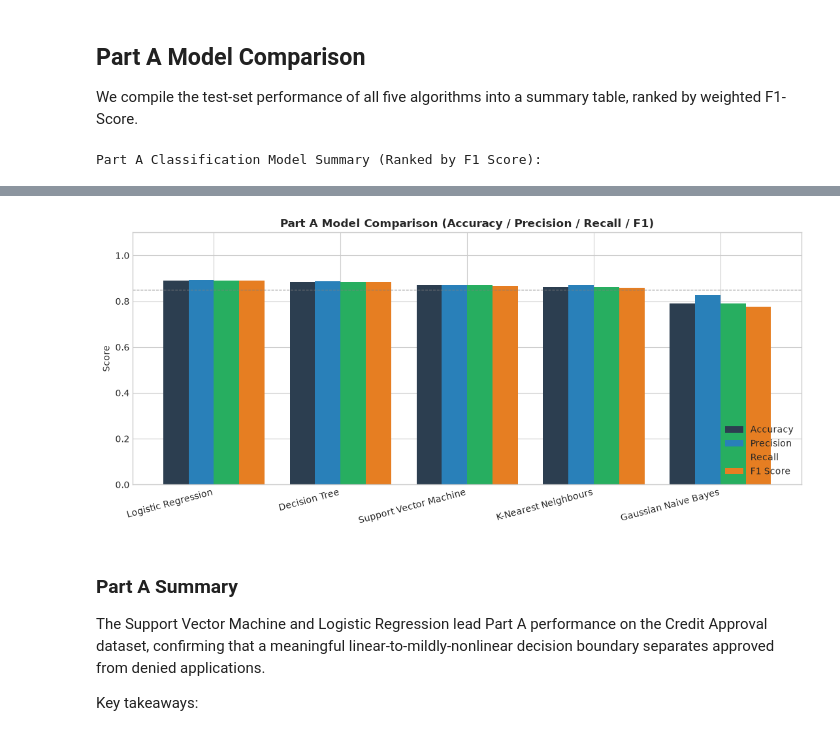
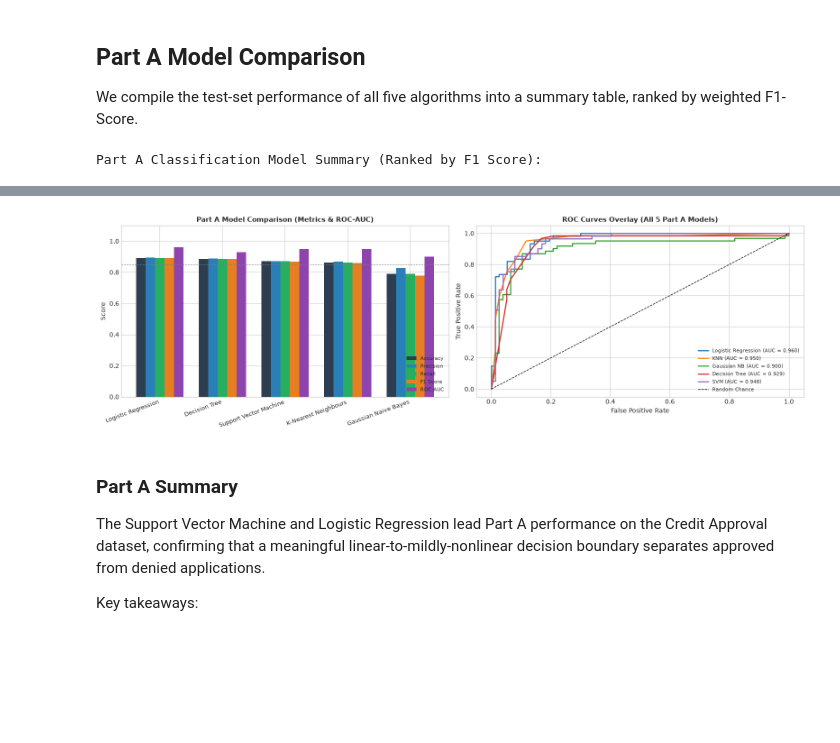
Before and after one commit to Nithin0306/ml_capstone, a Jupyter notebook: notebooks/classification.ipynb, the cells around one changed output, grey strips where cells are left out. Drawn from its saved outputs; the diff is of its cells as text; code cells hidden in the pictures; blank space fills up the shorter version.

Commit message:
feat: add ROC-AUC and cross-validation metrics to classification model evaluation

```diff
--- a/notebooks/classification.ipynb
+++ b/notebooks/classification.ipynb
@@ -677,17 +703,22 @@ svm_best = svm_grid.best_estimator_
 print(f"Best params: {svm_grid.best_params_}")
 
 svm_pred = svm_best.predict(X_test_df)
+svm_prob = svm_best.predict_proba(X_test_df)[:, 1]
 
 svm_acc  = accuracy_score(y_test, svm_pred)
 svm_prec = precision_score(y_test, svm_pred, average='weighted')
 svm_rec  = recall_score(y_test, svm_pred, average='weighted')
 svm_f1   = f1_score(y_test, svm_pred, average='weighted')
+svm_auc  = roc_auc_score(y_test, svm_prob)
+svm_cv   = svm_grid.best_score_
 
-print("\nSupport Vector Machine")
-print(f"  Accuracy  : {svm_acc:.4f}")
-print(f"  Precision : {svm_prec:.4f}")
-print(f"  Recall    : {svm_rec:.4f}")
-print(f"  F1 Score  : {svm_f1:.4f}")
+print("Support Vector Machine Results:")
+print(f"  Accuracy       : {svm_acc:.4f}")
+print(f"  Precision      : {svm_prec:.4f}")
+print(f"  Recall         : {svm_rec:.4f}")
+print(f"  F1 Score       : {svm_f1:.4f}")
+print(f"  ROC-AUC Score  : {svm_auc:.4f}")
+print(f"  5-Fold CV F1   : {svm_cv:.4f}")
 
 fig, ax = plt.subplots(figsize=(5, 4))
 ConfusionMatrixDisplay(confusion_matrix(y_test, svm_pred), display_labels=['Denied', 'Approved']).plot(ax=ax, colorbar=False, cmap='Reds')
@@ -714,36 +746,62 @@ Proper feature scaling ensures that all 49 feature dimensions contribute proport
 
 We compile the test-set performance of all five algorithms into a summary table, ranked by weighted F1-Score.
 # %%
+from sklearn.metrics import roc_curve
+
 results_parta = pd.DataFrame([
-    {'Model': 'Logistic Regression',    'Accuracy': lr_acc,  'Precision': lr_prec,  'Recall': lr_rec,  'F1 Score (Weighted)': lr_f1},
-    {'Model': 'K-Nearest Neighbours',   'Accuracy': knn_acc, 'Precision': knn_prec, 'Recall': knn_rec, 'F1 Score (Weighted)': knn_f1},
-    {'Model': 'Gaussian Naive Bayes',   'Accuracy': gnb_acc, 'Precision': gnb_prec, 'Recall': gnb_rec, 'F1 Score (Weighted)': gnb_f1},
-    {'Model': 'Decision Tree',          'Accuracy': dt_acc,  'Precision': dt_prec,  'Recall': dt_rec,  'F1 Score (Weighted)': dt_f1},
-    {'Model': 'Support Vector Machine', 'Accuracy': svm_acc, 'Precision': svm_prec, 'Recall': svm_rec, 'F1 Score (Weighted)': svm_f1},
+    {'Model': 'Logistic Regression',    'Accuracy': lr_acc,  'Precision': lr_prec,  'Recall': lr_rec,  'F1 Score (Weighted)': lr_f1,  'ROC-AUC': lr_auc,  '5-Fold CV F1': lr_cv},
+    {'Model': 'K-Nearest Neighbours',   'Accuracy': knn_acc, 'Precision': knn_prec, 'Recall': knn_rec, 'F1 Score (Weighted)': knn_f1,  'ROC-AUC': knn_auc, '5-Fold CV F1': knn_cv},
+    {'Model': 'Gaussian Naive Bayes',   'Accuracy': gnb_acc, 'Precision': gnb_prec, 'Recall': gnb_rec, 'F1 Score (Weighted)': gnb_f1,  'ROC-AUC': gnb_auc, '5-Fold CV F1': gnb_cv},
+    {'Model': 'Decision Tree',          'Accuracy': dt_acc,  'Precision': dt_prec,  'Recall': dt_rec,  'F1 Score (Weighted)': dt_f1,  'ROC-AUC': dt_auc,  '5-Fold CV F1': dt_cv},
+    {'Model': 'Support Vector Machine', 'Accuracy': svm_acc, 'Precision': svm_prec, 'Recall': svm_rec, 'F1 Score (Weighted)': svm_f1,  'ROC-AUC': svm_auc, '5-Fold CV F1': svm_cv},
 ]).sort_values('F1 Score (Weighted)', ascending=False).reset_index(drop=True)
 
-results_parta[['Accuracy', 'Precision', 'Recall', 'F1 Score (Weighted)']] = (
-    results_parta[['Accuracy', 'Precision', 'Recall', 'F1 Score (Weighted)']].map(lambda x: round(x, 4))
+results_parta[['Accuracy', 'Precision', 'Recall', 'F1 Score (Weighted)', 'ROC-AUC', '5-Fold CV F1']] = (
+    results_parta[['Accuracy', 'Precision', 'Recall', 'F1 Score (Weighted)', 'ROC-AUC', '5-Fold CV F1']].map(lambda x: round(x, 4))
 )
 
 print("Part A Classification Model Summary (Ranked by F1 Score):")
 display(results_parta)
 
-# Bar chart comparison
-fig, ax = plt.subplots(figsize=(11, 5))
+fig, axes = plt.subplots(1, 2, figsize=(16, 5))
+
+# Plot 1: Performance Bar Chart
 x = range(len(results_parta))
-width = 0.2
-ax.bar([i - 1.5*width for i in x], results_parta['Accuracy'],        width, label='Accuracy',  color='#2c3e50')
-ax.bar([i - 0.5*width for i in x], results_parta['Precision'],       width, label='Precision', color='#2980b9')
-ax.bar([i + 0.5*width for i in x], results_parta['Recall'],          width, label='Recall',    color='#27ae60')
-ax.bar([i + 1.5*width for i in x], results_parta['F1 Score (Weighted)'], width, label='F1 Score', color='#e67e22')
-ax.set_xticks(list(x))
-ax.set_xticklabels(results_parta['Model'], rotation=15, ha='right', fontsize=10)
-ax.set_ylim(0, 1.1)
-ax.set_ylabel('Score')
-ax.set_title('Part A Model Comparison (Accuracy / Precision / Recall / F1)', fontsize=12, fontweight='bold')
-ax.legend(loc='lower right')
-ax.axhline(0.85, linestyle='--', linewidth=0.8, color='grey', label='0.85 reference')
+width = 0.15
+axes[0].bar([i - 2*width for i in x], results_parta['Accuracy'],             width, label='Accuracy',  color='#2c3e50')
+axes[0].bar([i - 1*width for i in x], results_parta['Precision'],            width, label='Precision', color='#2980b9')
+axes[0].bar([i for i in x],           results_parta['Recall'],               width, label='Recall',    color='#27ae60')
+axes[0].bar([i + 1*width for i in x], results_parta['F1 Score (Weighted)'],  width, label='F1 Score',  color='#e67e22')
+axes[0].bar([i + 2*width for i in x], results_parta['ROC-AUC'],              width, label='ROC-AUC',   color='#8e44ad')
+
+axes[0].set_xticks(list(x))
+axes[0].set_xticklabels(results_parta['Model'], rotation=20, ha='right', fontsize=9)
+axes[0].set_ylim(0, 1.1)
+axes[0].set_ylabel('Score')
+axes[0].set_title('Part A Model Comparison (Metrics & ROC-AUC)', fontsize=11, fontweight='bold')
+axes[0].legend(loc='lower right', fontsize=8)
+axes[0].axhline(0.85, linestyle='--', linewidth=0.8, color='grey')
+
+# Plot 2: ROC Curves Overlay
+probs = {
+    'Logistic Regression': lr_prob,
+    'KNN': knn_prob,
+    'Gaussian NB': gnb_prob,
+    'Decision Tree': dt_prob,
+    'SVM': svm_prob
+}
+
+for name, prob in probs.items():
+    fpr, tpr, _ = roc_curve(y_test, prob)
+    auc_val = roc_auc_score(y_test, prob)
+    axes[1].plot(fpr, tpr, label=f"{name} (AUC = {auc_val:.3f})", linewidth=1.8)
+
+axes[1].plot([0, 1], [0, 1], 'k--', linewidth=1, label='Random Chance')
+axes[1].set_xlabel('False Positive Rate')
+axes[1].set_ylabel('True Positive Rate')
+axes[1].set_title('ROC Curves Overlay (All 5 Part A Models)', fontsize=11, fontweight='bold')
+axes[1].legend(loc='lower right', fontsize=8)
+
 plt.tight_layout()
 plt.show()
 # %% [output]
@@ -757,4 +815,4 @@ Part A Classification Model Summary (Ranked by F1 Score):
-[figure, old version]
+[figure, new version]
 # %% [markdown]
 ### Part A Summary
 
```
Also changed, not shown: parts of 6 cells of this notebook, 1 other file.
